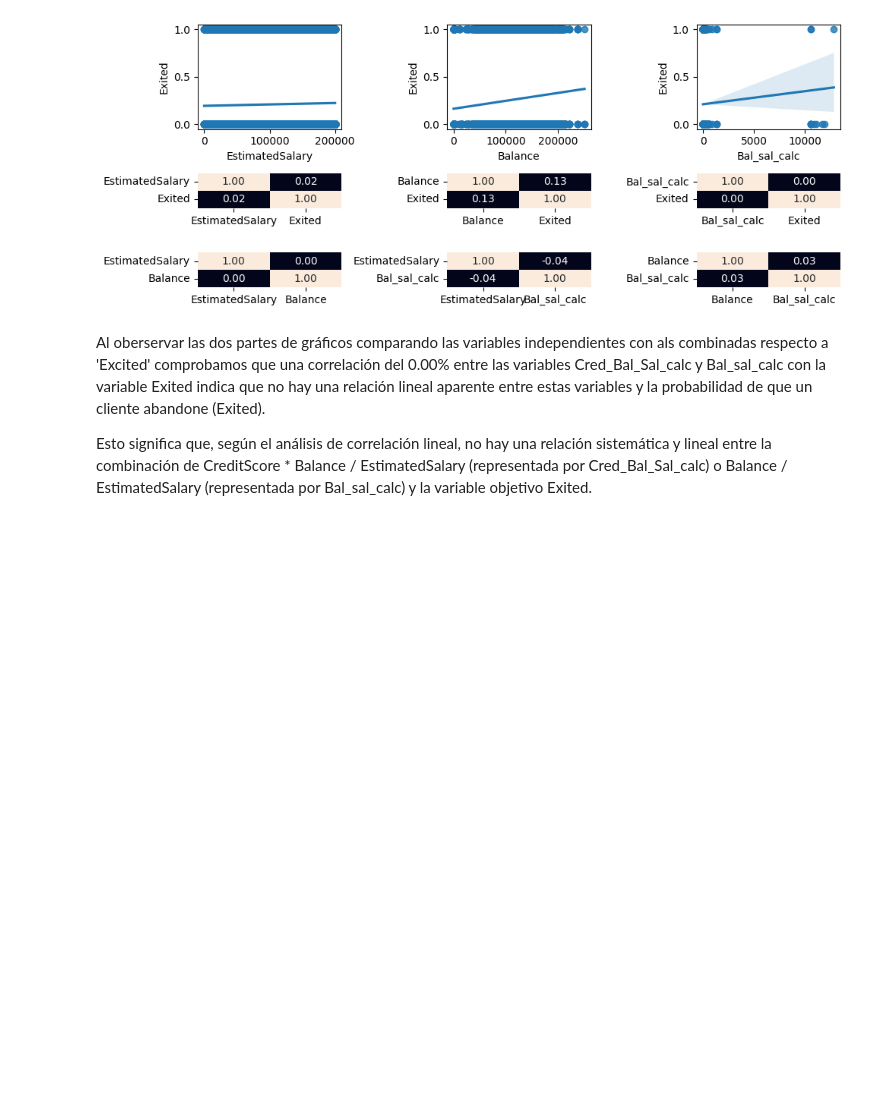
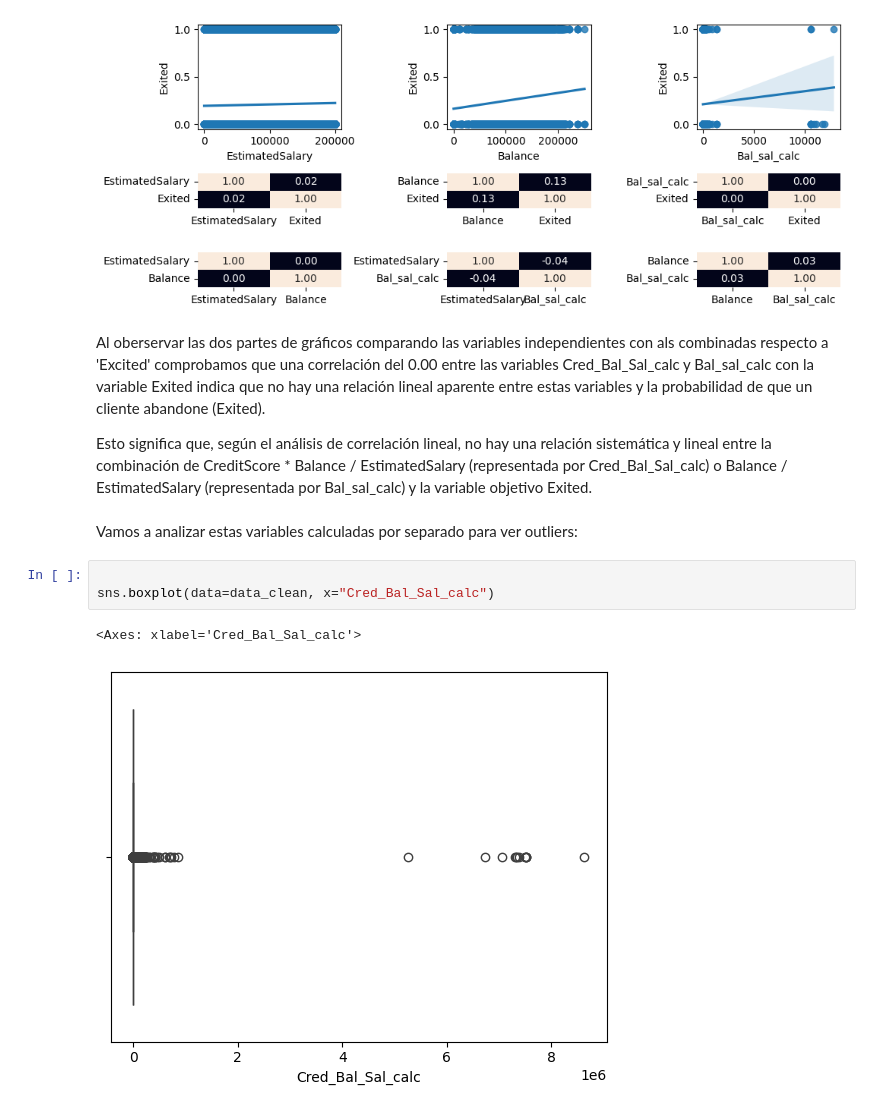
Before and after one commit to 4GeeksAcademy/Proyecto-Bank-Churn-Eli-Isa, a Jupyter notebook: src/explore-Isa.ipynb, the cells around one changed output. Drawn from its saved outputs; the diff is of its cells as text; blank space fills up the shorter version.

```diff
--- a/src/explore-Isa.ipynb
+++ b/src/explore-Isa.ipynb
@@ -711,6 +662,14 @@ fig.show()
 # %% [output]
 [figure]
 # %% [markdown]
-Al oberservar las dos partes de gráficos comparando las variables independientes con als combinadas respecto a 'Excited' comprobamos que una correlación del 0.00% entre las variables Cred_Bal_Sal_calc y Bal_sal_calc con la variable Exited indica que no hay una relación lineal aparente entre estas variables y la probabilidad de que un cliente abandone (Exited).
+Al oberservar las dos partes de gráficos comparando las variables independientes con als combinadas respecto a 'Excited' comprobamos que una correlación del 0.00 entre las variables Cred_Bal_Sal_calc y Bal_sal_calc con la variable Exited indica que no hay una relación lineal aparente entre estas variables y la probabilidad de que un cliente abandone (Exited).
 
 Esto significa que, según el análisis de correlación lineal, no hay una relación sistemática y lineal entre la combinación de CreditScore * Balance / EstimatedSalary (representada por Cred_Bal_Sal_calc) o Balance / EstimatedSalary (representada por Bal_sal_calc) y la variable objetivo Exited.
+# %% [markdown]
+Vamos a analizar estas variables calculadas por separado para ver outliers:
+# %%
+
+sns.boxplot(data=data_clean, x="Cred_Bal_Sal_calc")
+# %% [output]
+<Axes: xlabel='Cred_Bal_Sal_calc'>
+[figure, added]
```
Also changed, not shown: parts of 24 cells of this notebook.
